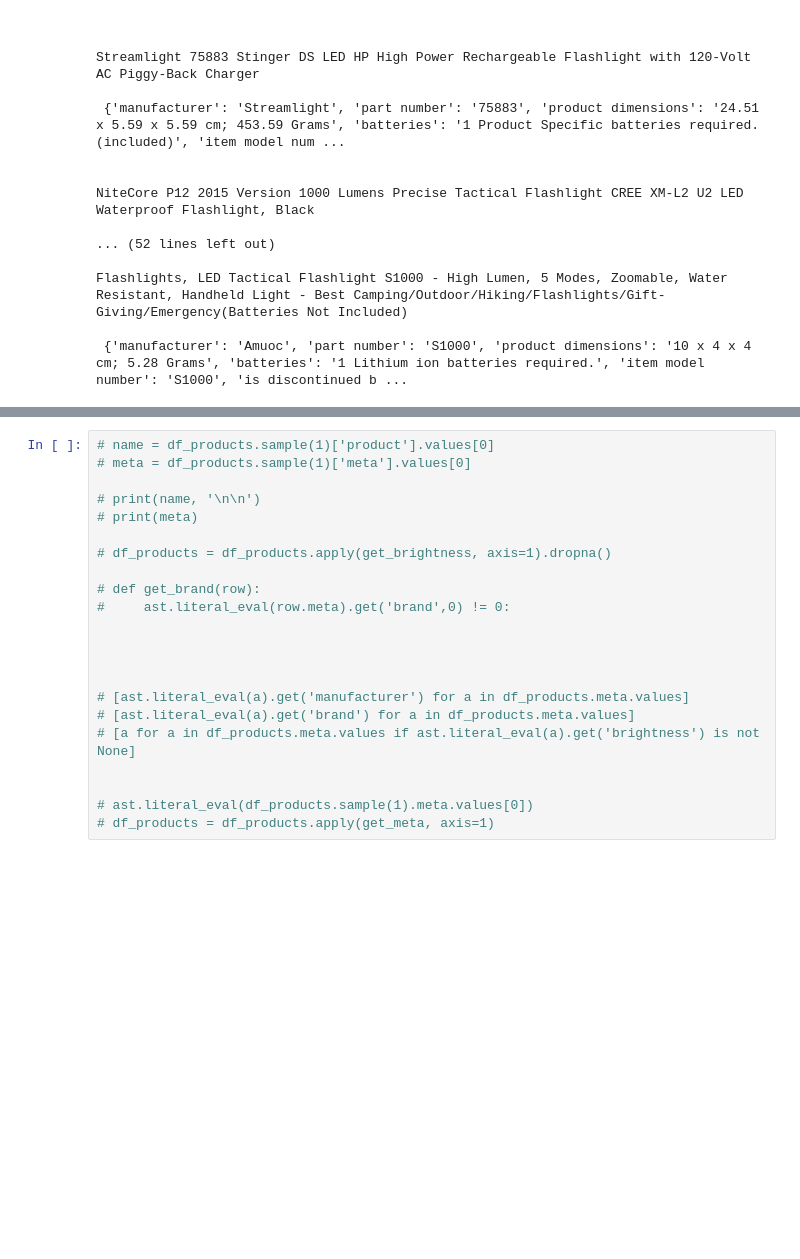
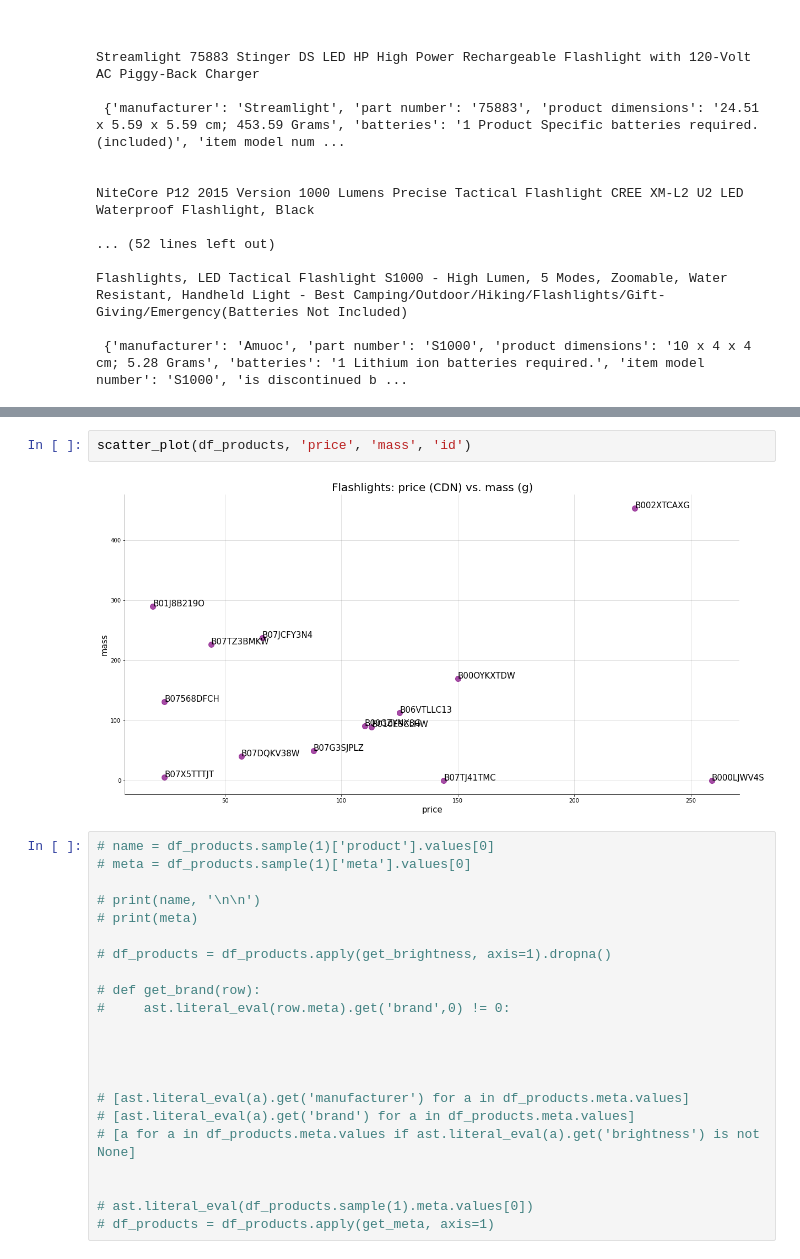
Before and after one commit to Guide-Analytics/absa, a Jupyter notebook: kush_code/J2/reqs-J2.ipynb, the cells around one changed output, grey strips where cells are left out. Drawn from its saved outputs; the diff is of its cells as text; blank space fills up the shorter version.

```diff
--- a/kush_code/J2/reqs-J2.ipynb
+++ b/kush_code/J2/reqs-J2.ipynb
@@ -200,3 +233,7 @@ Flashlights, LED Tactical Flashlight S1000 - High Lumen, 5 Modes, Zoomable, Wate
+# %%
+scatter_plot(df_products, 'price', 'mass', 'id')
+# %% [output]
+[figure, added]
 # %%
 # name = df_products.sample(1)['product'].values[0]
 # meta = df_products.sample(1)['meta'].values[0]
```
Also changed, not shown: parts of 2 cells of this notebook.
